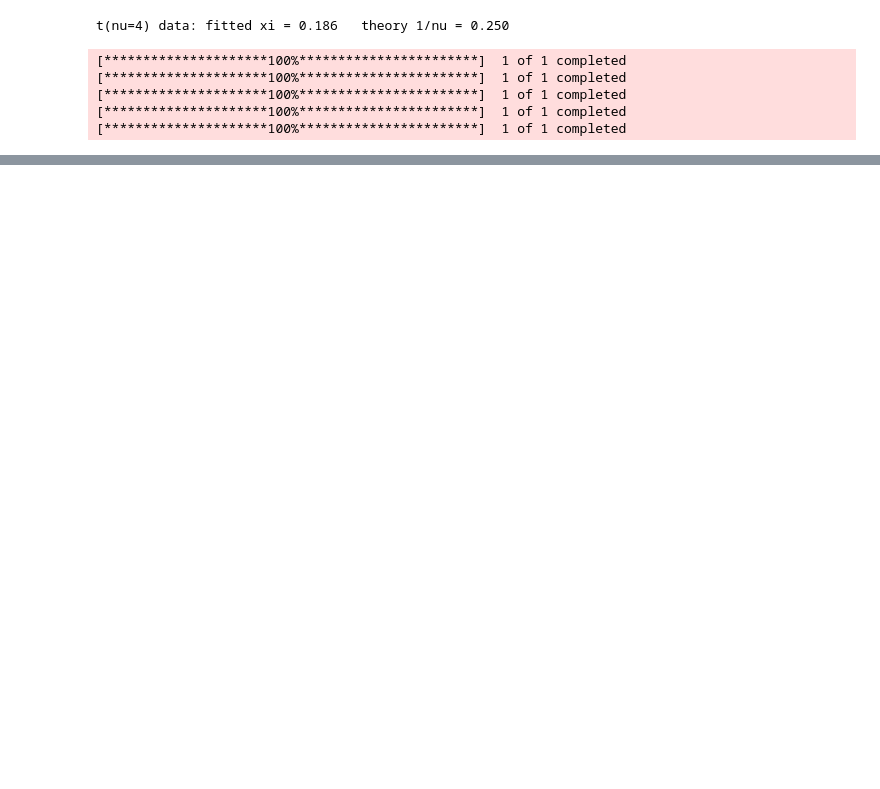
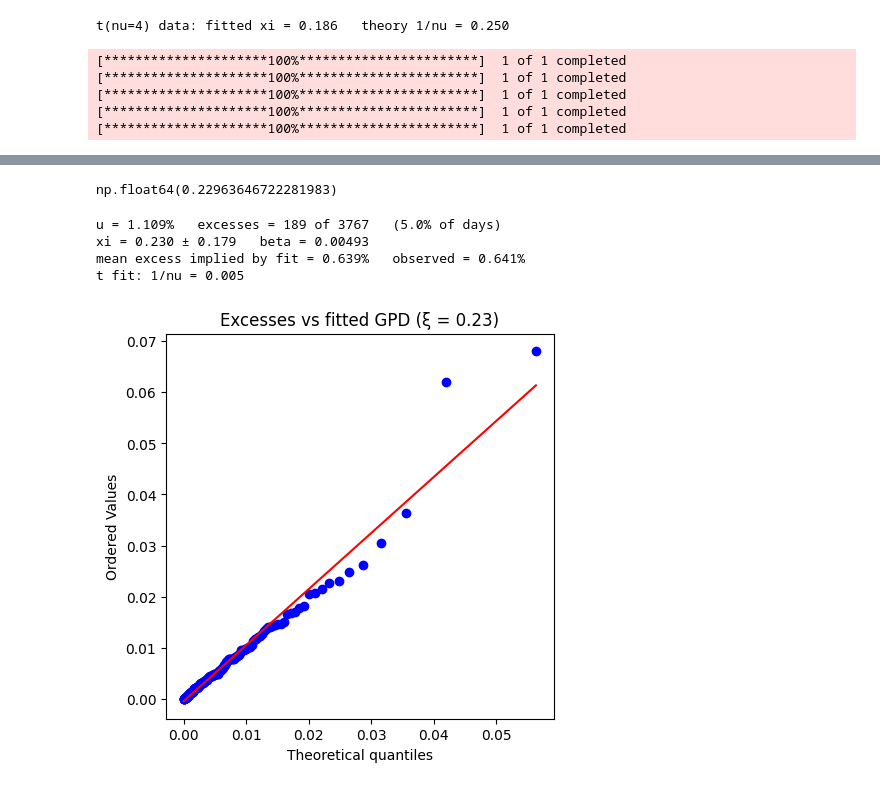
Before and after one commit to amanpoonia/SBeta_preparation, a Jupyter notebook: Risk/EVT_VaR.ipynb, the cells around one changed output, grey strips where cells are left out. Saved outputs shown, nothing was run; the diff lists cells and outputs as text; code cells hidden in the pictures; blank space fills up the shorter version.

```diff
--- a/Risk/EVT_VaR.ipynb
+++ b/Risk/EVT_VaR.ipynb
@@ -94,0 +190,31 @@ for q, u, k, xi_ in zip(qs[::5], us[::5], n_exc[::5], xis[::5]):
+# %%
+xi
+# %% [output]
+np.float64(0.22963646722281983)
+# %%
+from scipy.stats import genpareto, probplot
+
+q_u = 0.95                                   # chosen from the stability plot
+u = np.quantile(l, q_u)                      # threshold loss, about 1.07%
+exc = l[l > u] - u                           # excesses beyond the threshold
+
+xi, _, beta = genpareto.fit(exc, floc=0)
+n, Nu = len(l), len(exc)
+se_xi = (1 + xi) / np.sqrt(Nu)               # approximate standard error of xi
+
+print(f"u = {u:.3%}   excesses = {Nu} of {n}   ({Nu/n:.1%} of days)")
+print(f"xi = {xi:.3f} ± {2*se_xi:.3f}   beta = {beta:.5f}")
+print(f"mean excess implied by fit = {beta/(1-xi):.3%}   observed = {exc.mean():.3%}")
+print(f"t fit: 1/nu = {1/nu:.3f}")           # check nu is your real fit, not 4
+
+# QQ-plot: excesses against the fitted GPD
+fig, ax = plt.subplots(figsize=(5, 5))
+probplot(exc, dist=genpareto, sparams=(xi, 0, beta), plot=ax)
+ax.set_title(f"Excesses vs fitted GPD (ξ = {xi:.2f})")
+plt.show()
+# %% [output]
+u = 1.109%   excesses = 189 of 3767   (5.0% of days)
+xi = 0.230 ± 0.179   beta = 0.00493
+mean excess implied by fit = 0.639%   observed = 0.641%
+t fit: 1/nu = 0.005
+[figure, added]
```
Also changed, not shown: parts of 8 cells of this notebook.
